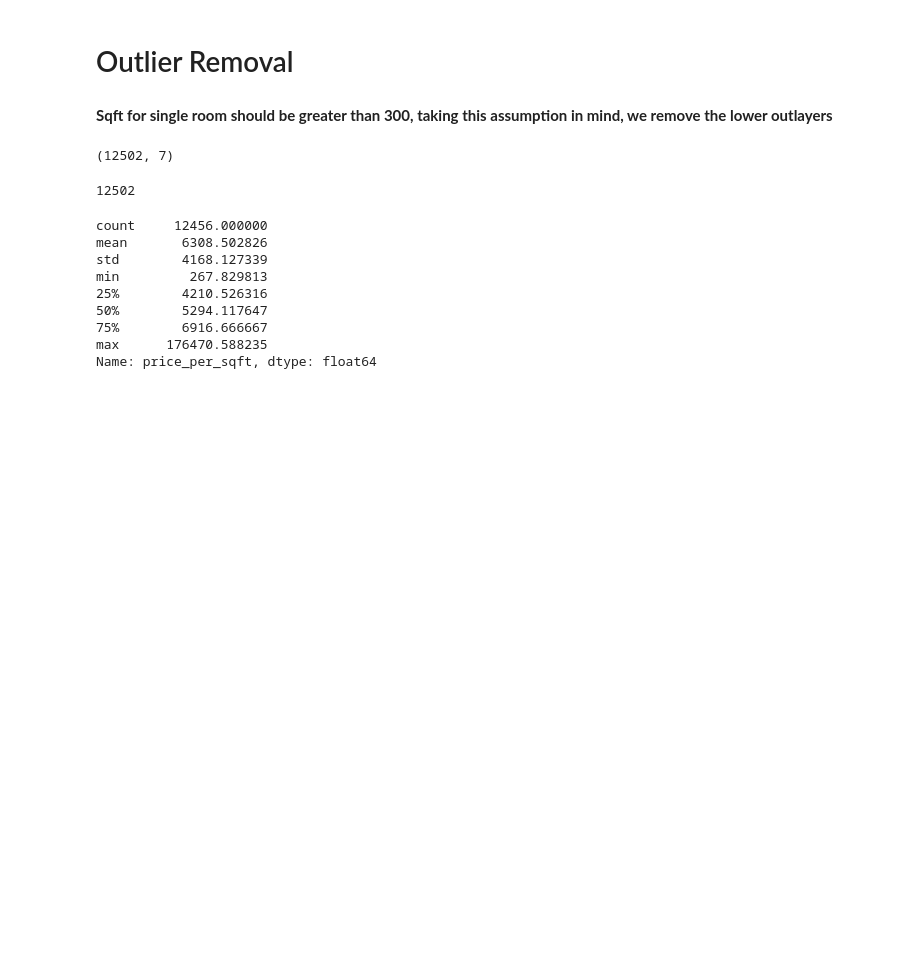
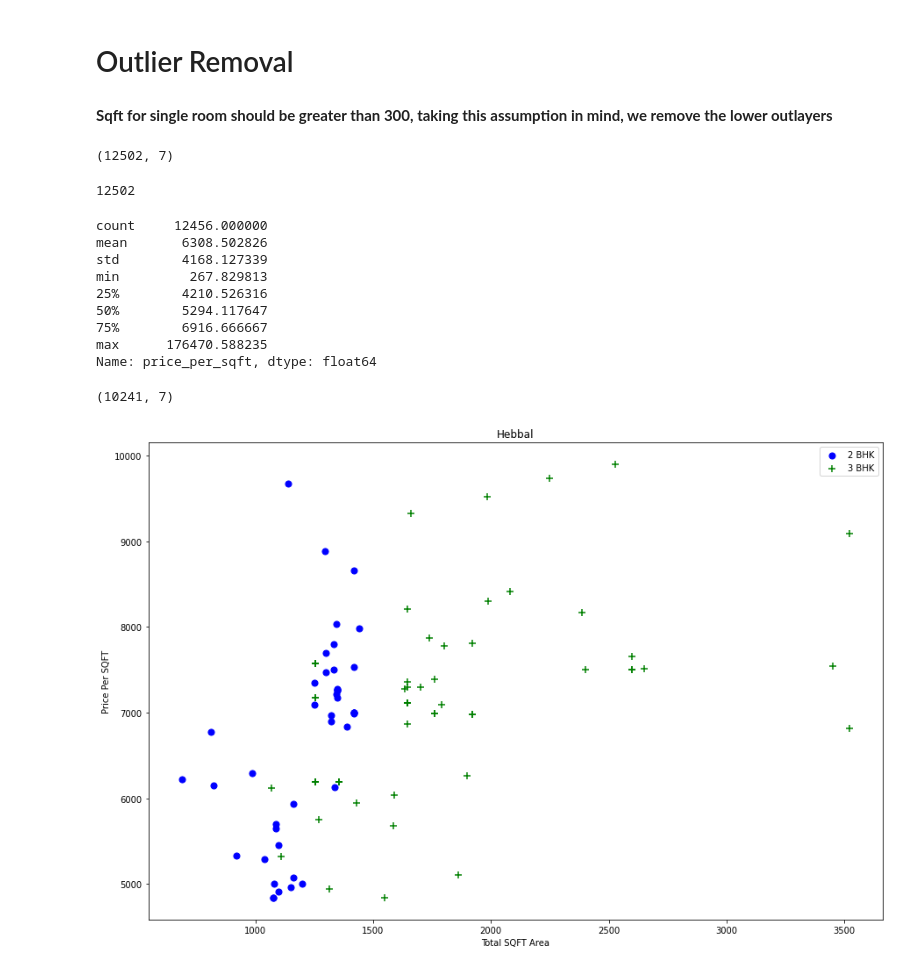
Before and after one commit to shuvo-git/ML_Project_Flask, a Jupyter notebook: Untitled.ipynb, the cells around one changed output. Drawn from its saved outputs; the diff is of its cells as text; code cells hidden in the pictures; blank space fills up the shorter version.

```diff
--- a/Untitled.ipynb
+++ b/Untitled.ipynb
@@ -229,3 +240,41 @@ min         267.829813
 75%        6916.666667
 max      176470.588235
 Name: price_per_sqft, dtype: float64
+# %%
+def rmv_ppl_outlier(df):
+  df_out = pd.DataFrame()
+  for key,sub_df in df.groupby('location'):
+    tmp = sub_df.price_per_sqft
+
+    mean = np.mean(tmp)
+    std  = np.std(tmp)
+
+    reduced_df = sub_df[ (tmp > (mean-std)) & (tmp<=(mean+std)) ]
+
+    df_out = pd.concat([df_out,reduced_df],ignore_index=True)
+  return df_out
+# %%
+df7 = rmv_ppl_outlier(df6)
+df7.shape
+# %% [output]
+(10241, 7)
+# %%
+def plot_scatter_chart(df,location):
+  bhk2 = df[ (df.location==location) & (df.bhk==2) ]
+  bhk3 = df[ (df.location==location) & (df.bhk==3) ]
+
+  mpl.rcParams['figure.figsize'] = (15,10)
+
+  pt.scatter(bhk2.total_sqft,bhk2.price_per_sqft,color = 'blue',  label='2 BHK',s = 50)
+  pt.scatter(bhk3.total_sqft,bhk3.price_per_sqft,color = 'green', label='3 BHK',s = 50, marker='+')
+
+  pt.xlabel("Total SQFT Area")
+  pt.ylabel("Price Per SQFT")
+  pt.title(location)
+
+  pt.legend()
+# %%
+#plot_scatter_chart(df7,"Rajaji Nagar")
+plot_scatter_chart(df7,"Hebbal")
+# %% [output]
+[figure, added]
```
Also changed, not shown: parts of 20 cells of this notebook.
